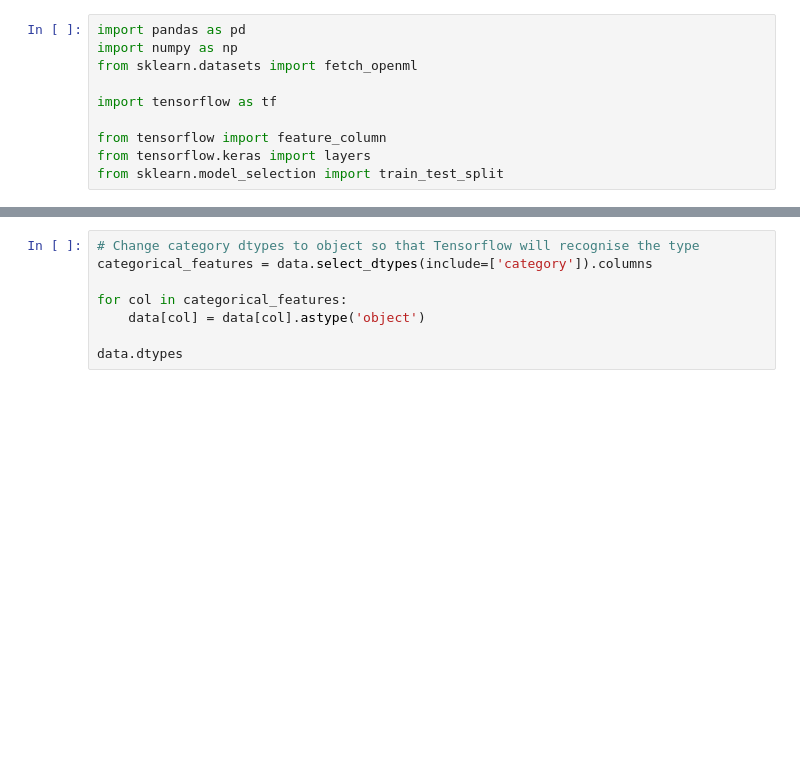
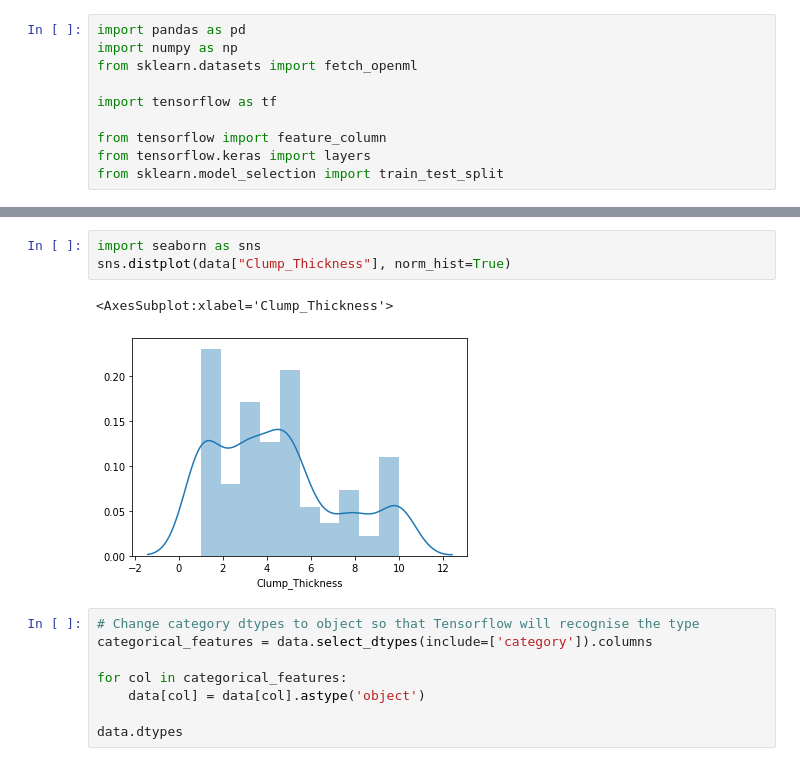
Before and after one commit to rebecca-vickery/machine-learning-tutorials, a Jupyter notebook: tensorflow/beginners_guide_classification.ipynb, the cells around one changed output, grey strips where cells are left out. Saved outputs shown, nothing was run; the diff lists cells and outputs as text; blank space fills up the shorter version.

```diff
--- a/tensorflow/beginners_guide_classification.ipynb
+++ b/tensorflow/beginners_guide_classification.ipynb
@@ -25,3 +48,9 @@ data.head()
+# %%
+import seaborn as sns
+sns.distplot(data["Clump_Thickness"], norm_hist=True)
+# %% [output]
+<AxesSubplot:xlabel='Clump_Thickness'>
+[figure, added]
 # %%
 # Change category dtypes to object so that Tensorflow will recognise the type
 categorical_features = data.select_dtypes(include=['category']).columns
```
Also changed, not shown: parts of 3 cells of this notebook, 7 other files.
